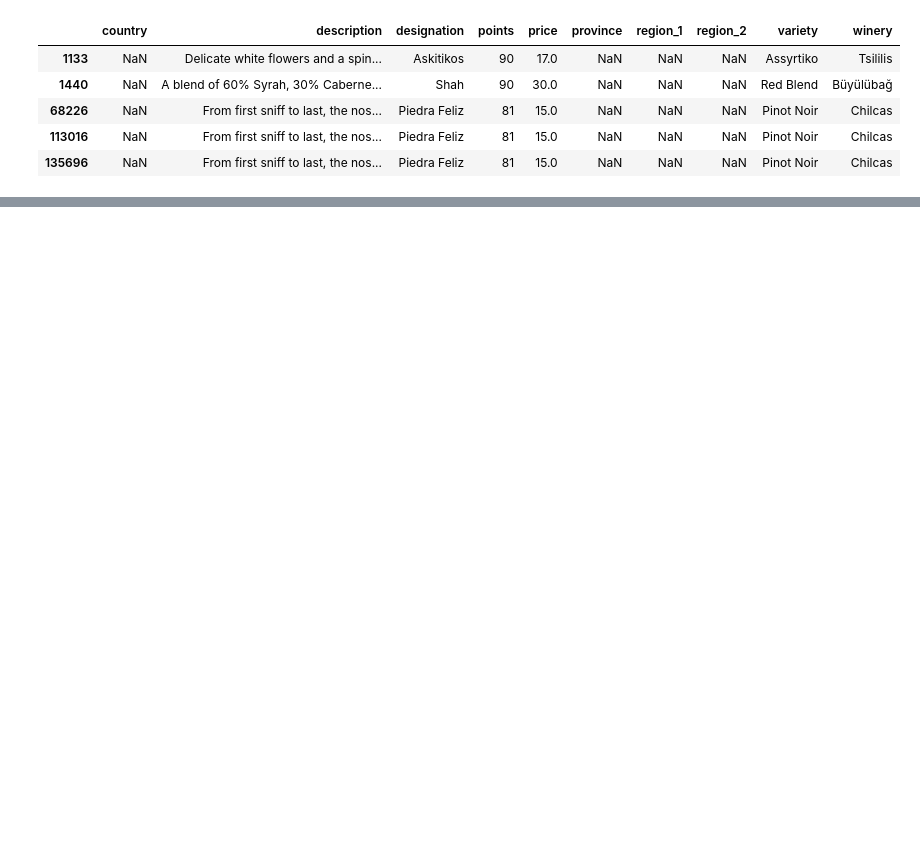
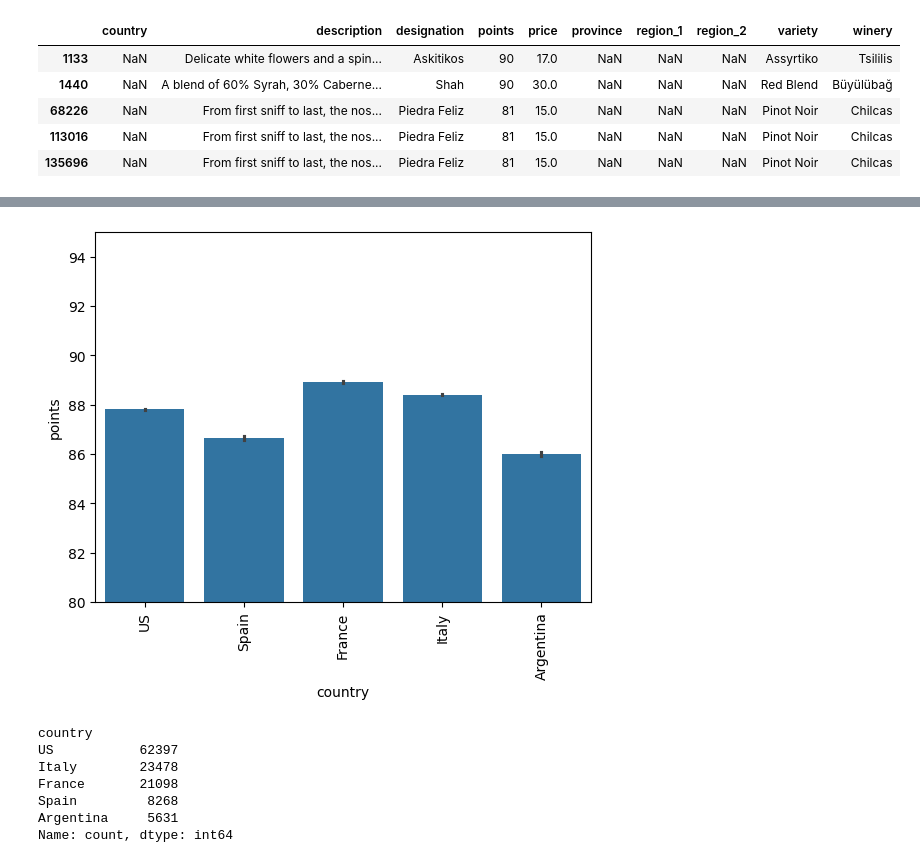
Before and after one commit to alejomedinazanca/wine_project, a Jupyter notebook: wine-project.ipynb, the cells around one changed output, grey strips where cells are left out. Saved outputs shown, nothing was run; the diff lists cells and outputs as text; code cells hidden in the pictures; blank space fills up the shorter version.

```diff
--- a/wine-project.ipynb
+++ b/wine-project.ipynb
@@ -122,0 +183,18 @@ arg.head(10)
+# %%
+five_countries = ['Argentina','France','US','Spain','Italy']
+five = wine_df[wine_df['country'].isin(five_countries)]
+sns.barplot(five, x='country',y='points')
+plt.ylim(80,95)
+plt.xticks(rotation=90)
+plt.show()
+country_counts = five['country'].value_counts()
+country_counts
+# %% [output]
+[figure, added]
+country
+US           62397
+Italy        23478
+France       21098
+Spain         8268
+Argentina     5631
+Name: count, dtype: int64
```
Also changed, not shown: parts of 42 cells of this notebook.
